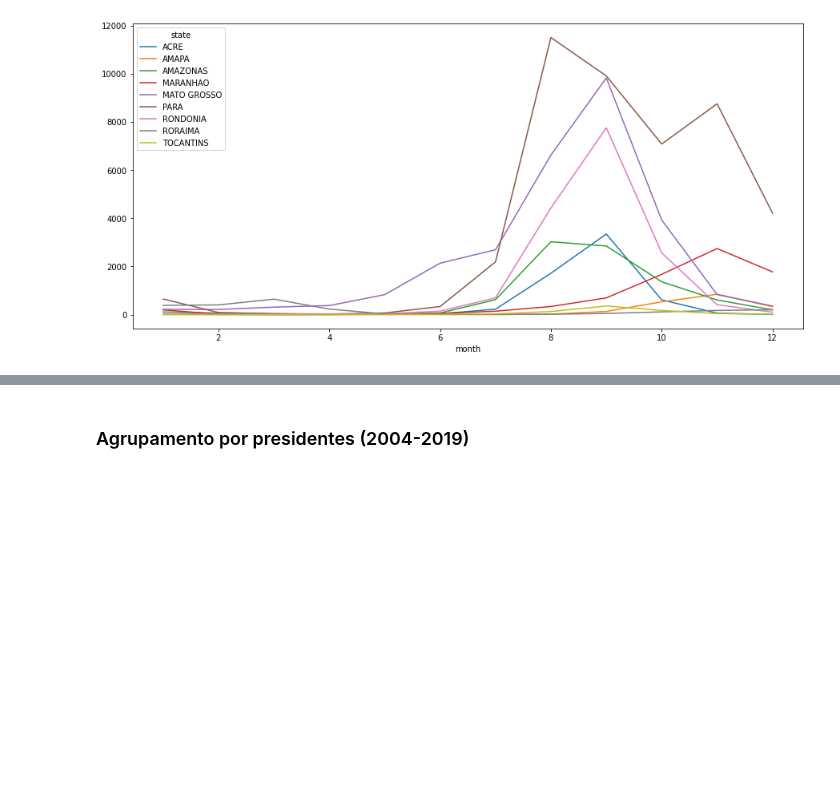
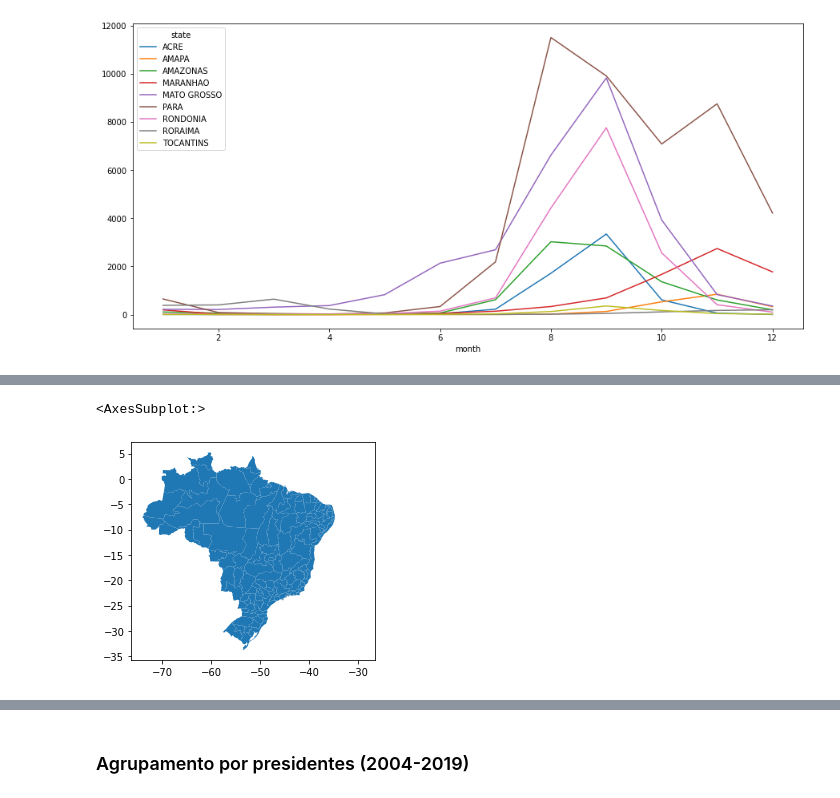
Before and after one commit to thiagomrs/icd2021projetoFinal, a Jupyter notebook: DesmatamentoDaAmazônia.ipynb, the cells around one changed output, grey strips where cells are left out. Cells and saved outputs as stored; diff of their text form; code cells hidden in the pictures; blank space fills up the shorter version.

```diff
--- a/DesmatamentoDaAmazônia.ipynb
+++ b/DesmatamentoDaAmazônia.ipynb
@@ -495,0 +535,3 @@ amazon_fires_df.groupby(['month','state'])['firespots'].mean().unstack().plot(ax
+# %%
+brazil_mesoregions_map_df = gpd.read_file('maps/BR_Mesorregioes_2020/BR_Mesorregioes_2020.shp')
+brazil_mesoregions_map_df
@@ -495,0 +552,5 @@ amazon_fires_df.groupby(['month','state'])['firespots'].mean().unstack().plot(ax
+# %%
+brazil_mesoregions_map_df.plot()
+# %% [output]
+<AxesSubplot:>
+[figure, added]
```
Also changed, not shown: parts of 16 cells of this notebook, 15 other files.
